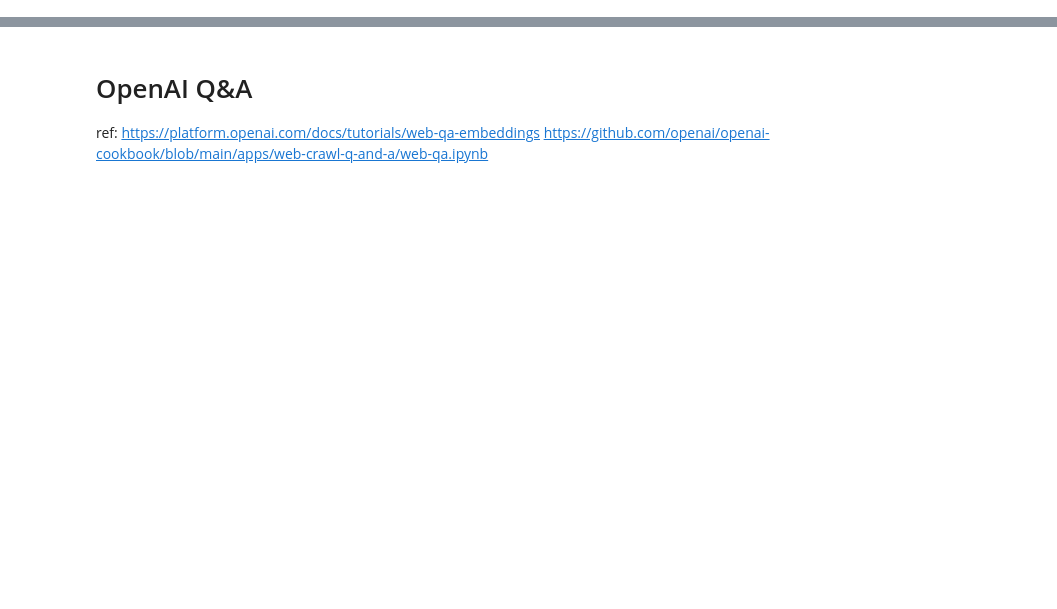
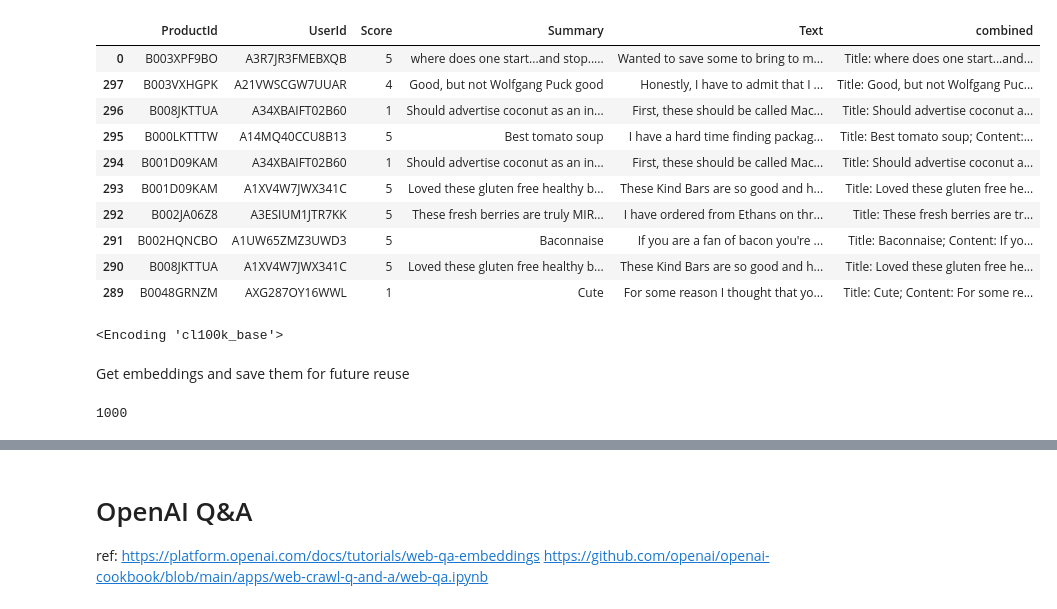
Before and after one commit to lkk688/DeepDataMiningLearning, a Jupyter notebook: dataapps/openaiqa.ipynb, the cells around one changed output, grey strips where cells are left out. Drawn from its saved outputs; the diff is of its cells as text; code cells hidden in the pictures; blank space fills up the shorter version.

```diff
--- a/dataapps/openaiqa.ipynb
+++ b/dataapps/openaiqa.ipynb
@@ -0,0 +96,37 @@
+# %%
+# subsample to 1k most recent reviews and remove samples that are too long
+top_n = 1000
+df = df.sort_values("Time").tail(top_n * 2)  # first cut to first 2k entries, assuming less than half will be filtered out
+df.drop("Time", axis=1, inplace=True)
+# %%
+df.head(10)
+# %% [output]
+|  | ProductId | UserId | Score | Summary | Text | combined |
+| 0 | B003XPF9BO | A3R7JR3FMEBXQB | 5 | where does one start...and stop..... | Wanted to save some to bring to m... | Title: where does one start...and... |
+| 297 | B003VXHGPK | A21VWSCGW7UUAR | 4 | Good, but not Wolfgang Puck good | Honestly, I have to admit that I ... | Title: Good, but not Wolfgang Puc... |
+| 296 | B008JKTTUA | A34XBAIFT02B60 | 1 | Should advertise coconut as an in... | First, these should be called Mac... | Title: Should advertise coconut a... |
+| 295 | B000LKTTTW | A14MQ40CCU8B13 | 5 | Best tomato soup | I have a hard time finding packag... | Title: Best tomato soup; Content:... |
+| 294 | B001D09KAM | A34XBAIFT02B60 | 1 | Should advertise coconut as an in... | First, these should be called Mac... | Title: Should advertise coconut a... |
+| 293 | B001D09KAM | A1XV4W7JWX341C | 5 | Loved these gluten free healthy b... | These Kind Bars are so good and h... | Title: Loved these gluten free he... |
+| 292 | B002JA06Z8 | A3ESIUM1JTR7KK | 5 | These fresh berries are truly MIR... | I have ordered from Ethans on thr... | Title: These fresh berries are tr... |
+| 291 | B002HQNCBO | A1UW65ZMZ3UWD3 | 5 | Baconnaise | If you are a fan of bacon you're ... | Title: Baconnaise; Content: If yo... |
+| 290 | B008JKTTUA | A1XV4W7JWX341C | 5 | Loved these gluten free healthy b... | These Kind Bars are so good and h... | Title: Loved these gluten free he... |
+| 289 | B0048GRNZM | AXG287OY16WWL | 1 | Cute | For some reason I thought that yo... | Title: Cute; Content: For some re... |
+# %%
+embedding_model = "text-embedding-3-small"
+embedding_encoding = "cl100k_base"
+max_tokens = 8000  # the maximum for text-embedding-3-small is 8191
+
+encoding = tiktoken.get_encoding(embedding_encoding)
+encoding
+# %% [output]
+<Encoding 'cl100k_base'>
+# %% [markdown]
+Get embeddings and save them for future reuse
+# %%
+# omit reviews that are too long to embed
+df["n_tokens"] = df.combined.apply(lambda x: len(encoding.encode(x)))
+df = df[df.n_tokens <= max_tokens].tail(top_n)
+len(df)
+# %% [output]
+1000
```
Also changed, not shown: parts of 39 cells of this notebook, 7 other files.
